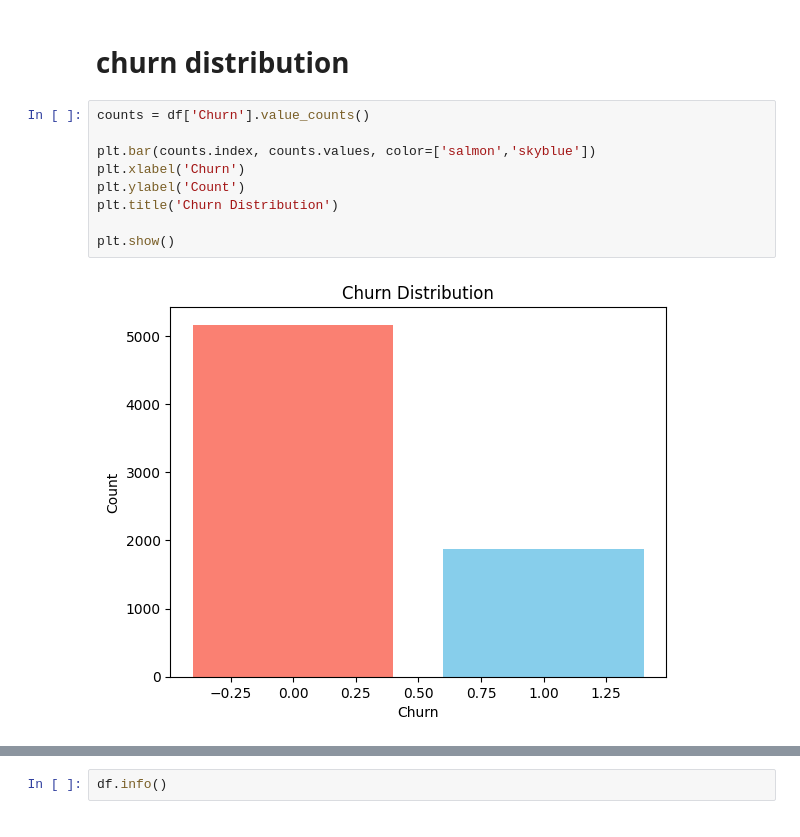
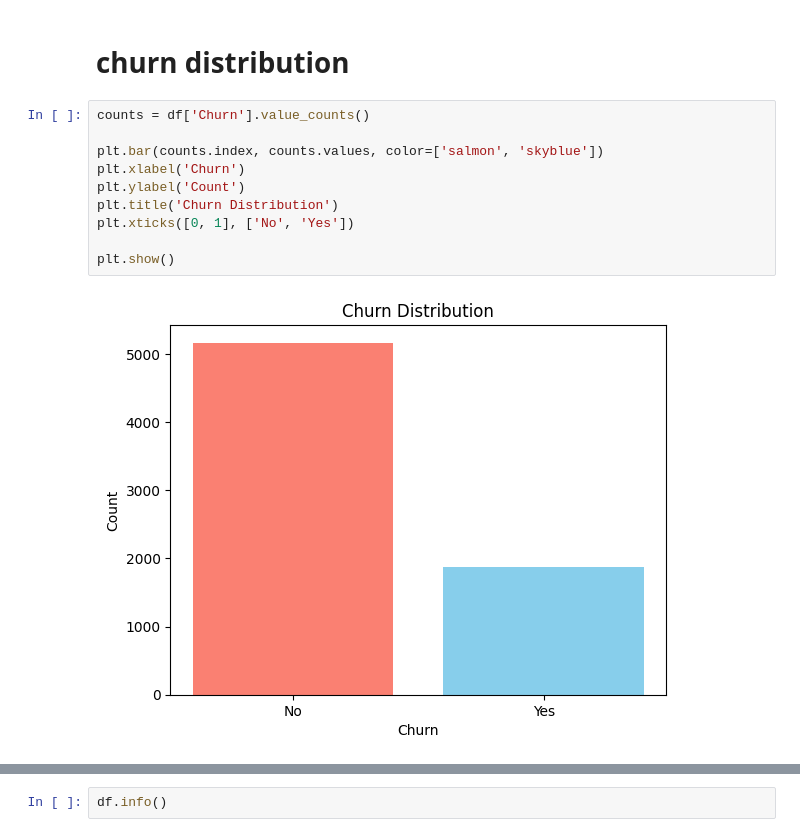
Before and after one commit to ajaythakur958/ML-Project-Airbnb-Price-Prediction-and-Insights, a Jupyter notebook: Customer Churn Prediction/Customer Churn Prediction.ipynb, the cells around one changed output, grey strips where cells are left out. Drawn from its saved outputs; the diff is of its cells as text.

```diff
--- a/Customer Churn Prediction/Customer Churn Prediction.ipynb
+++ b/Customer Churn Prediction/Customer Churn Prediction.ipynb
@@ -316,11 +326,12 @@ plt.show()
 # %%
 counts = df['Churn'].value_counts()
 
-plt.bar(counts.index, counts.values, color=['salmon','skyblue'])
+plt.bar(counts.index, counts.values, color=['salmon', 'skyblue'])
 plt.xlabel('Churn')
 plt.ylabel('Count')
 plt.title('Churn Distribution')
+plt.xticks([0, 1], ['No', 'Yes'])
 
 plt.show()
 # %% [output]
-[figure, old version]
+[figure, new version]
```
Also changed, not shown: parts of 11 cells of this notebook, 6 other files.
